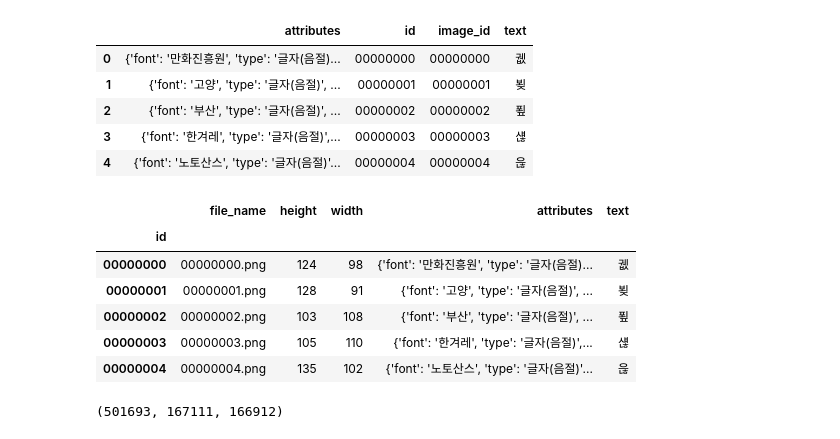
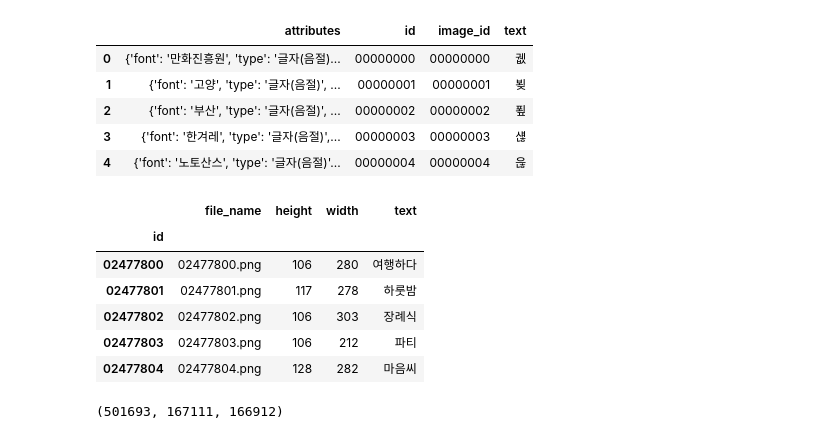
Before and after one commit to akatigre/Attention-Catcher, a Jupyter notebook: ocr/Preprocessing.ipynb, the cells around one changed output. Drawn from its saved outputs; the diff is of its cells as text; code cells hidden in the pictures.

```diff
--- a/ocr/Preprocessing.ipynb
+++ b/ocr/Preprocessing.ipynb
@@ -41,16 +41,16 @@ annotations.head()
 annotations = annotations.set_index('id').drop(columns='image_id')
 # %%
 data = pd.merge(images, annotations ,left_index=True, right_index=True,how='left')
-# %%
-data.head()
-# %% [output]
-|  | file_name | height | width | attributes | text |
-| id |  |  |  |  |  |
-| 00000000 | 00000000.png | 124 | 98 | {'font': '만화진흥원', 'type': '글자(음절)... | 궶 |
-| 00000001 | 00000001.png | 128 | 91 | {'font': '고양', 'type': '글자(음절)', ... | 뵞 |
-| 00000002 | 00000002.png | 103 | 108 | {'font': '부산', 'type': '글자(음절)', ... | 푚 |
-| 00000003 | 00000003.png | 105 | 110 | {'font': '한겨레', 'type': '글자(음절)',... | 섆 |
-| 00000004 | 00000004.png | 135 | 102 | {'font': '노토산스', 'type': '글자(음절)'... | 읂 |
+# %%
+data.drop(columns = 'attributes')[802000:8023000].head()
+# %% [output]
+|  | file_name | height | width | text |
+| id |  |  |  |  |
+| 02477800 | 02477800.png | 106 | 280 | 여행하다 |
+| 02477801 | 02477801.png | 117 | 278 | 하룻밤 |
+| 02477802 | 02477802.png | 106 | 303 | 장례식 |
+| 02477803 | 02477803.png | 106 | 212 | 파티 |
+| 02477804 | 02477804.png | 128 | 282 | 마음씨 |
 # %%
 a = 0
 path = './data/sentence/'
```
Also changed, not shown: 13 other files.
